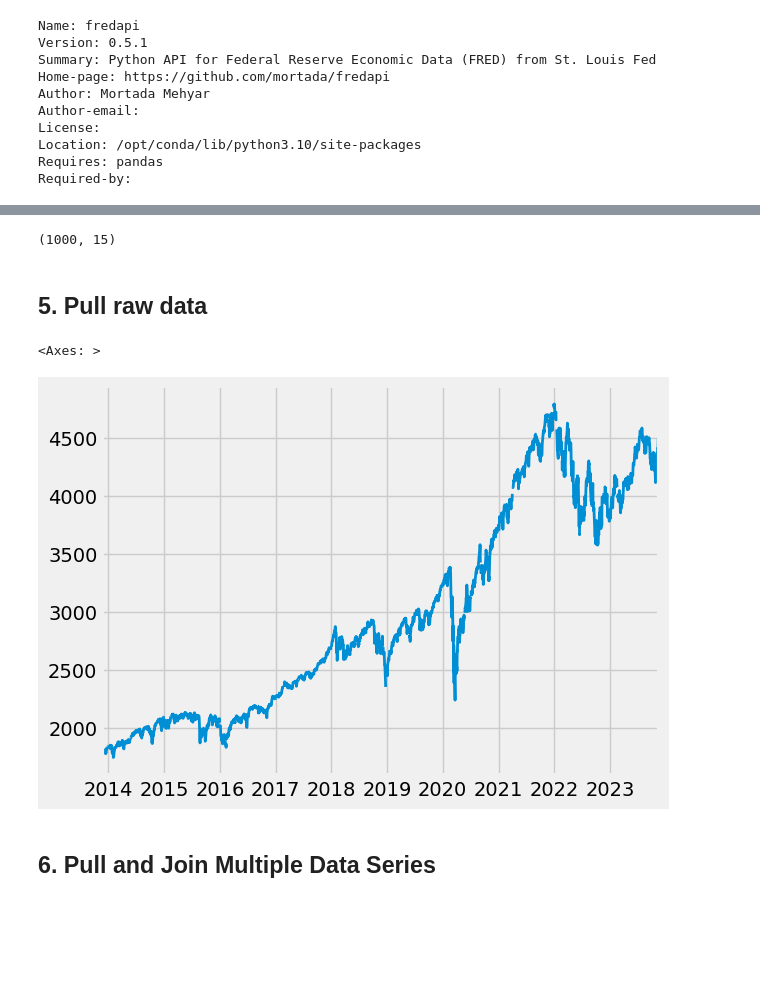
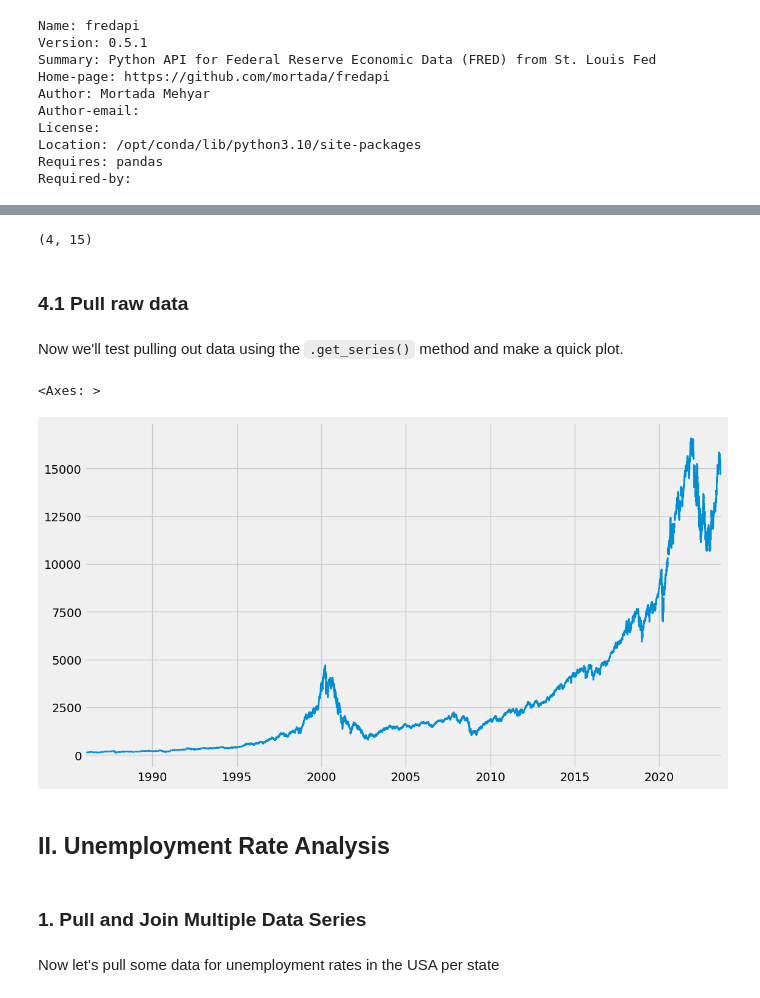
Before and after one commit to jpsam07/economic-data-analysis-with-fredapi, a Jupyter notebook: economic-data-analysis-with-fredapi.ipynb, the cells around one changed output, grey strips where cells are left out. Drawn from its saved outputs; the diff is of its cells as text; code cells hidden in the pictures; blank space fills up the shorter version.

```diff
--- a/economic-data-analysis-with-fredapi.ipynb
+++ b/economic-data-analysis-with-fredapi.ipynb
@@ -73,16 +100,22 @@ sp_search.head()
 # %%
-sp_search.shape
+nasdaq_search.shape
 # %% [output]
-(1000, 15)
+(4, 15)
 # %% [markdown]
-## 5. Pull raw data
+### 4.1 Pull raw data
+# %% [markdown]
+Now we'll test pulling out data using the `.get_series()` method and make a quick plot.
 # %%
-fred.get_series(series_id='SP500').plot(lw=2)
+fred.get_series(series_id='NASDAQ100').plot(lw=2, figsize=(12, 7))
 # %% [output]
 <Axes: >
-[figure, old version]
+[figure, new version]
+# %% [markdown]
+## II. Unemployment Rate Analysis
 # %% [markdown]
-## 6. Pull and Join Multiple Data Series
+### 1. Pull and Join Multiple Data Series
+# %% [markdown]
+Now let's pull some data for unemployment rates in the USA per state
 # %%
 unemployment_df = fred.search('unemployment rate state', filter=('frequency', 'Monthly'))
 unemployment_df = unemployment_df.query('seasonal_adjustment == "Seasonally Adjusted" and' +
```
Also changed, not shown: parts of 63 cells of this notebook.
